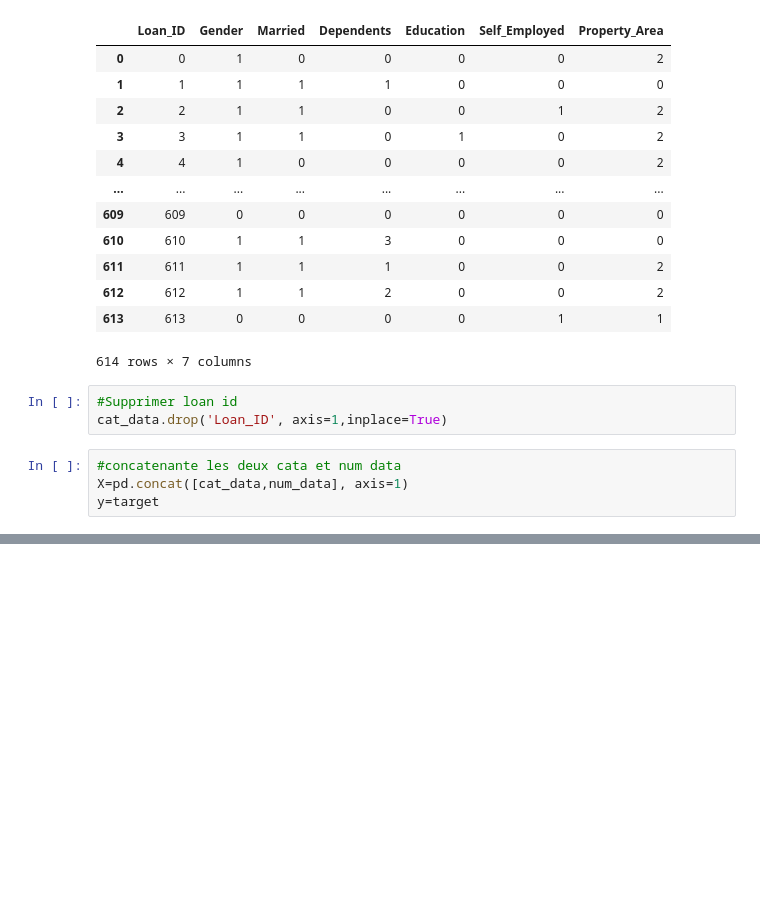
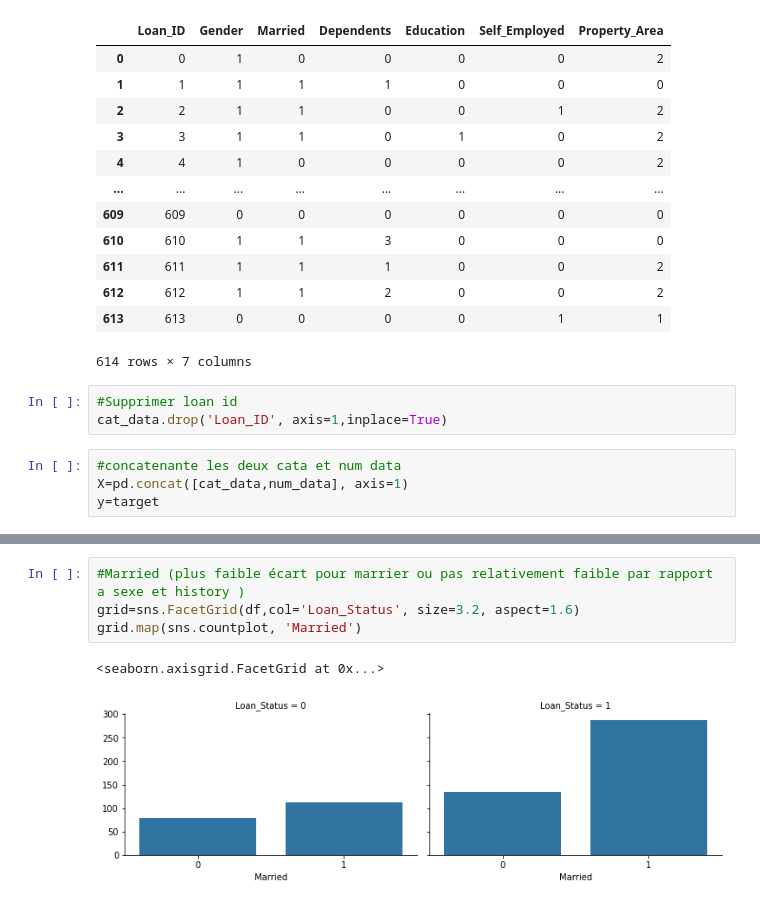
Before and after one commit to BalkisG77/pythoncode-tutorials, a Jupyter notebook: credit_model_.ipynb, the cells around one changed output, grey strips where cells are left out. Cells and saved outputs as stored; diff of their text form; blank space fills up the shorter version.

```diff
--- a/credit_model_.ipynb
+++ b/credit_model_.ipynb
@@ -259,0 +295,7 @@ Name: Loan_Status, Length: 614, dtype: int64
+# %%
+#Married (plus faible écart pour marrier ou pas relativement faible par rapport a sexe et history )
+grid=sns.FacetGrid(df,col='Loan_Status', size=3.2, aspect=1.6)
+grid.map(sns.countplot, 'Married')
+# %% [output]
+<seaborn.axisgrid.FacetGrid at 0x...>
+[figure, added]
```
Also changed, not shown: parts of 22 cells of this notebook.
